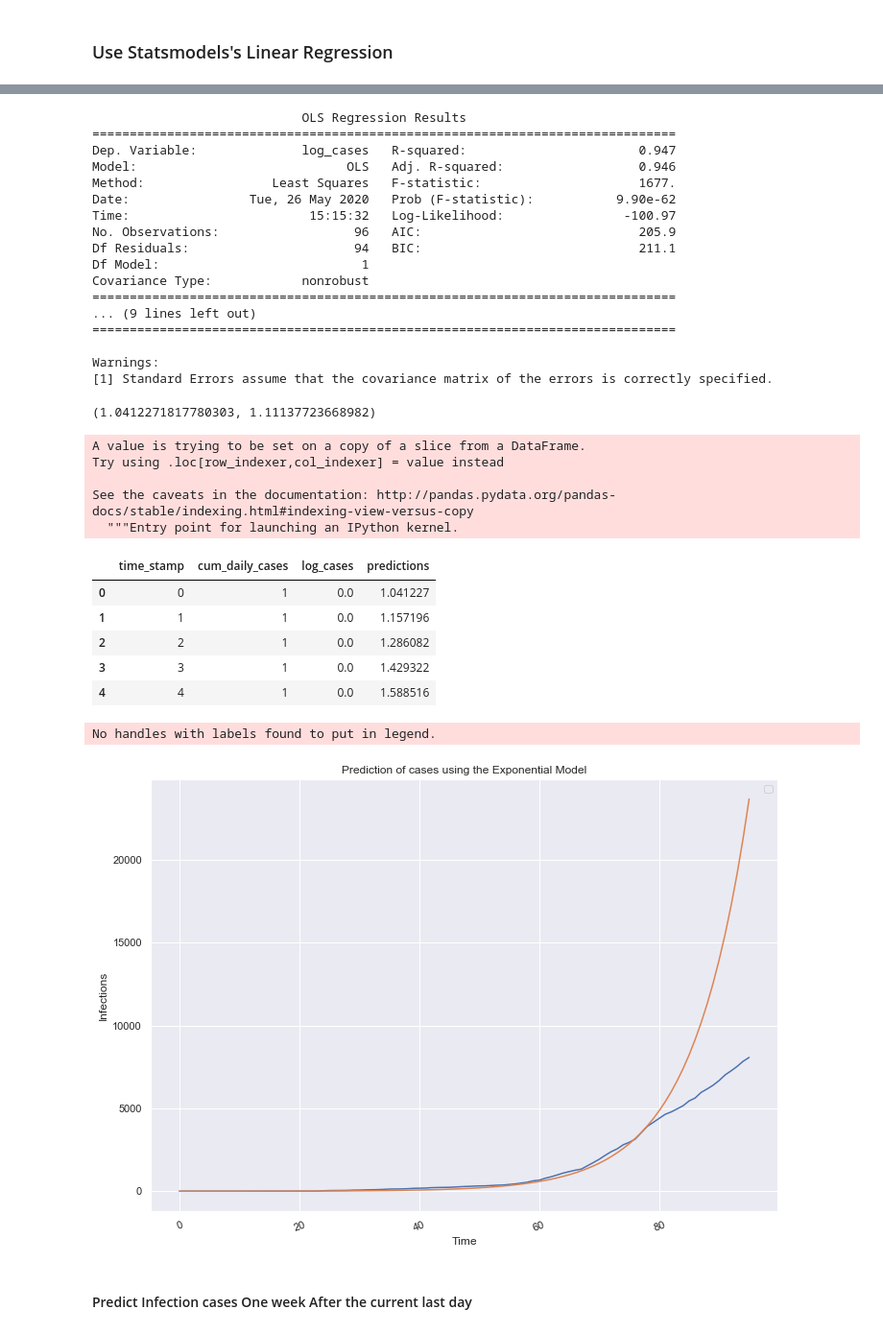
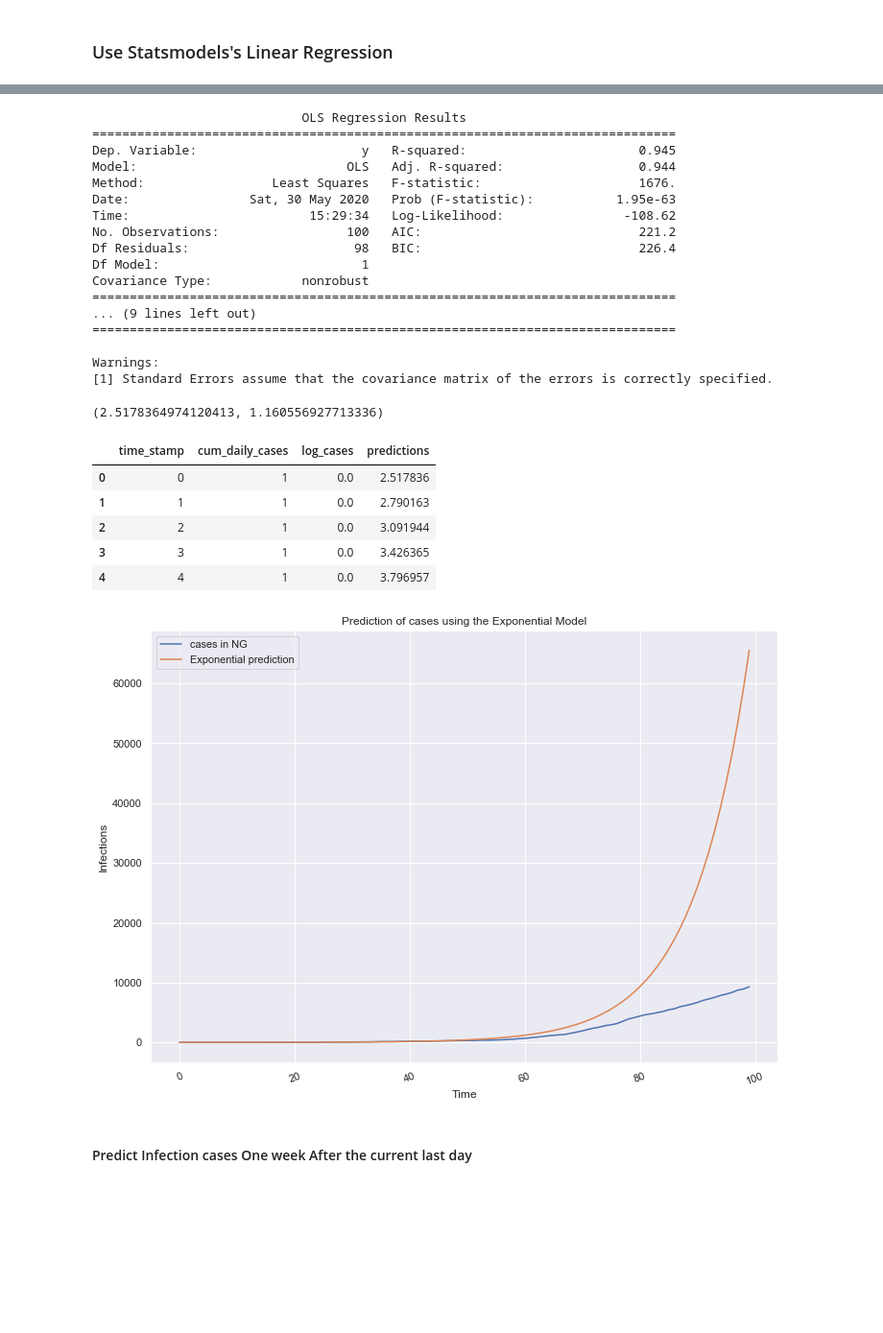
Before and after one commit to ajakaiye33/covid19Naija, a Jupyter notebook: covid19Naija/Covid_19_Cases_Nigeria_Analysis.ipynb, the cells around one changed output, grey strips where cells are left out. Shown at 96% size. Drawn from its saved outputs; the diff is of its cells as text; code cells hidden in the pictures; blank space fills up the shorter version.

```diff
--- a/covid19Naija/Covid_19_Cases_Nigeria_Analysis.ipynb
+++ b/covid19Naija/Covid_19_Cases_Nigeria_Analysis.ipynb
@@ -386,6 +389,6 @@ plt.show()
 My choice of the Logistic Model is simply because it is simple and it conform to the statistical law of Epidemiology
 # %%
 #extract the data we need for building the Logistic Model
-model_data = exp_wip_col_clean[['dates', 'death','total_daily_cases']]
+model_data = exp_wip_col_clean[['dates', 'death','total_daily_cases','discharged_recovered']]
 model_data.head()
 # %% [output]
@@ -398,3 +401,5 @@ model_data.head()
 # %%
 #create a cummulative sum columns
 model_data['cum_daily_cases'] = model_data['total_daily_cases'].cumsum()
+model_data['cum_daily_deaths'] = model_data['death'].cumsum()
+model_data['cum_daily_discharged'] = model_data['discharged_recovered'].cumsum()
@@ -498,3 +542,3 @@ exp_model = model_data[['time_stamp', 'cum_daily_cases']]
 # %%
 #Apply log transformation to the number of infections
-exp_model['log_cases'] = np.log(exp_model['cum_daily_cases'])
+exp_model['log_cases'] = np.log(exp_model.iloc[:,1])
@@ -522,61 +583,57 @@ y = exp_model['log_cases']
 # %%
+# model for just first 60 days of the virus
 modey = sm.OLS(y,X)
 result = modey.fit()
-print(result.summary())
-# %% [output]
-                            OLS Regression Results
-==============================================================================
-Dep. Variable:              log_cases   R-squared:                       0.947
-Model:                            OLS   Adj. R-squared:                  0.946
-Method:                 Least Squares   F-statistic:                     1677.
-Date:                Tue, 26 May 2020   Prob (F-statistic):           9.90e-62
-Time:                        15:15:32   Log-Likelihood:                -100.97
-No. Observations:                  96   AIC:                             205.9
-Df Residuals:                      94   BIC:                             211.1
-Df Model:                           1
-Covariance Type:            nonrobust
-==============================================================================
-... (9 lines left out)
-==============================================================================
-
-Warnings:
-[1] Standard Errors assume that the covariance matrix of the errors is correctly specified.
+# %%
+print(result.summary())
+# %% [output]
+                            OLS Regression Results
+==============================================================================
+Dep. Variable:                      y   R-squared:                       0.945
+Model:                            OLS   Adj. R-squared:                  0.944
+Method:                 Least Squares   F-statistic:                     1676.
+Date:                Sat, 30 May 2020   Prob (F-statistic):           1.95e-63
+Time:                        15:29:34   Log-Likelihood:                -108.62
+No. Observations:                 100   AIC:                             221.2
+Df Residuals:                      98   BIC:                             226.4
+Df Model:                           1
+Covariance Type:            nonrobust
+==============================================================================
+... (9 lines left out)
+==============================================================================
+
+Warnings:
+[1] Standard Errors assume that the covariance matrix of the errors is correctly specified.
 # %%
-np.exp(0.0404), np.exp(0.1056)
+np.exp(0.1332), np.exp(0.1027)
 # %% [output]
-(1.0412271817780303, 1.11137723668982)
+(2.5178364974120413, 1.160556927713336)
 # %%
 # Linear regression actual function
-#y = np.exp(0.0404) * np.exp(0.1056) **t
+#y = np.exp(0.1332) * np.exp(0.1056) **t
 def linear_pred(t):
-    return np.exp(0.0404) * np.exp(0.1056) ** t
+    return np.exp(0.9234) * (np.exp(0.1027) ** t)
 # %%
 exp_model['predictions'] = exp_model['time_stamp'].apply(linear_pred)
 exp_model.head()
 # %% [output]
-A value is trying to be set on a copy of a slice from a DataFrame.
-Try using .loc[row_indexer,col_indexer] = value instead
-
-See the caveats in the documentation: http://pandas.pydata.org/pandas-docs/stable/indexing.html#indexing-view-versus-copy
-  """Entry point for launching an IPython kernel.
 |  | time_stamp | cum_daily_cases | log_cases | predictions |
-| 0 | 0 | 1 | 0.0 | 1.041227 |
-| 1 | 1 | 1 | 0.0 | 1.157196 |
-| 2 | 2 | 1 | 0.0 | 1.286082 |
-| 3 | 3 | 1 | 0.0 | 1.429322 |
-| 4 | 4 | 1 | 0.0 | 1.588516 |
+| 0 | 0 | 1 | 0.0 | 2.517836 |
+| 1 | 1 | 1 | 0.0 | 2.790163 |
+| 2 | 2 | 1 | 0.0 | 3.091944 |
+| 3 | 3 | 1 | 0.0 | 3.426365 |
+| 4 | 4 | 1 | 0.0 | 3.796957 |
 # %%
-ax = sns.lineplot(x='time_stamp', y='cum_daily_cases', data=exp_model)
-ax = sns.lineplot(x='time_stamp', y='predictions', data=exp_model)
+ax = sns.lineplot(x='time_stamp', y='cum_daily_cases', data=exp_model, label='cases in NG')
+ax = sns.lineplot(x='time_stamp', y='predictions', data=exp_model,label='Exponential prediction')
 plt.xticks(rotation=20)
 ax.set_title('Prediction of cases using the Exponential Model')
 ax.set_ylabel('Infections')
 ax.set_xlabel('Time')
 plt.legend()
 plt.show()
 # %% [output]
-No handles with labels found to put in legend.
-[figure, old version]
+[figure, new version]
 # %% [markdown]
 #### Predict Infection cases One week After the current last day
 # %%
```
Also changed, not shown: parts of 53 cells of this notebook.
